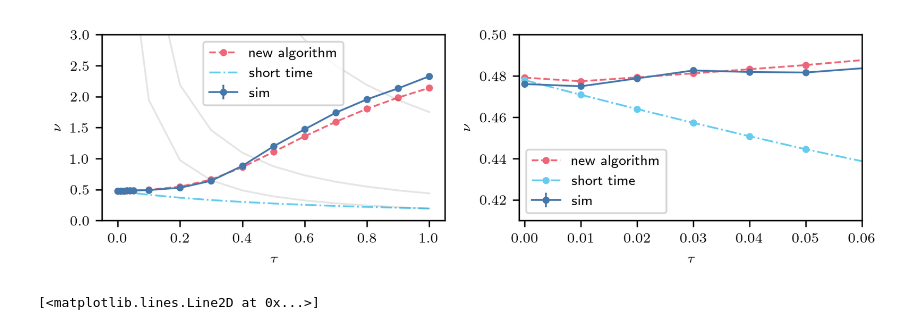
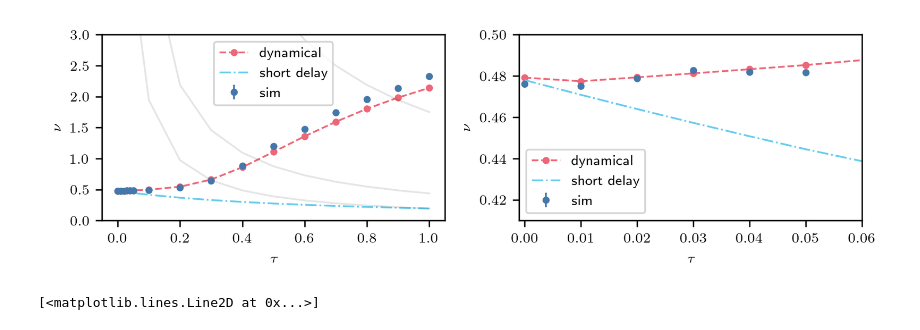
Before and after one commit to NilsToAn/overdampedDelayHarmonicOscillator, a Jupyter notebook: paper/variance_x4.ipynb, the cells around one changed output. Drawn from its saved outputs; the diff is of its cells as text; code cells hidden in the pictures.

```diff
--- a/paper/variance_x4.ipynb
+++ b/paper/variance_x4.ipynb
@@ -154,12 +160,12 @@ for i, ltau in enumerate(tqdm(ltaus[ltaus < np.pi / 2])):
 # %%
 plt.figure(figsize=(two_col, std_height))
 ax = plt.subplot(121)
-plt.errorbar(ltaus, *sim_vars.T[:2], marker=".", color = 'C0', label="sim")
+plt.errorbar(ltaus, *sim_vars.T[:2], **sim_plt_set)
 # plt.errorbar(ltaus, *sim_hist_vars.T[:2], marker=".", ls="-", label="hist-sim")
-plt.plot(ltaus, num_vars[:, 0], marker=".", ls="--", color = 'C1',label="new algorithm")
-# plt.plot(ltaus, eig_vars[:,0], marker=".", ls="--", color = 'C2', label="eigenvector")
+plt.plot(ltaus, num_vars[:, 0], **num_plt_set)
+# plt.plot(ltaus, eig_vars[:,0], **eigenv_plt_set)
 
-plt.plot(ltaus, short_time_approx_var, marker=None, ls="-.", color = "C4", label="short time")
+plt.plot(ltaus, short_time_approx_var, **short_plt_set)
 
 
 # plt.yscale('log')
@@ -176,38 +182,38 @@ plt.plot(ltaus[1:], 1 / 9 * (np.sqrt(7) / 2) ** 2 * ltaus[1:] ** (-1), alpha = 0
 
 # plt.xlim(0,0.2)
 plt.ylim(0,3)
 
 # ax = plt.subplot(122)
 # plt.errorbar(
 #     ltaus,
 #     num_vars[:, 0] / sim_vars[:, 0],
 #     yerr=np.sqrt(
 #         (num_vars[:, 1] / sim_vars[:, 0]) ** 2
 #         + (num_vars[:, 0] / sim_vars[:, 0] ** 2 * sim_vars[:, 1]) ** 2
 #     ),
 #     marker=".",
 #     color = 'C1'
 # )
 # plt.xlabel(r"$\tau$")
 # plt.ylabel(r"deviation")
 plt.subplot(122)
-plt.errorbar(ltaus, *sim_vars.T[:2], marker=".", color = 'C0', label="sim")
+plt.errorbar(ltaus, *sim_vars.T[:2], **sim_plt_set)
 # plt.errorbar(ltaus,*sim_hist_vars.T[:2],marker='.', ls = '-', label='hist-sim')
-plt.plot(ltaus, num_vars[:, 0], marker=".", ls="--", color = 'C1', label="new algorithm")
-# plt.plot(ltaus, eig_vars[:,0], marker=".", ls="--", color = 'C2', label="eigenvector")
+plt.plot(ltaus, num_vars[:, 0], **num_plt_set)
+# plt.plot(ltaus, eig_vars[:,0], **eigenv_plt_set)
 
-plt.plot(ltaus, short_time_approx_var, ".-.", color = 'C4', label="short time")
+plt.plot(ltaus, short_time_approx_var, **short_plt_set)
 
 plt.xlim(-0.001, 0.06)
 plt.ylim(0.41, 0.5)
 plt.legend()
 plt.xlabel(r"$\tau$")
 plt.ylabel(r"$\nu$")
 
 plt.tight_layout()
 plt.savefig(f'graphics/x4variance_v{version}_{force}.pdf')
 # %% [output]
-[figure, old version]
+[figure, new version]
 # %%
 plt.plot(ltaus, escaped_traj)
 # %% [output]
```
Also changed, not shown: parts of 2 cells of this notebook, 18 other files.
